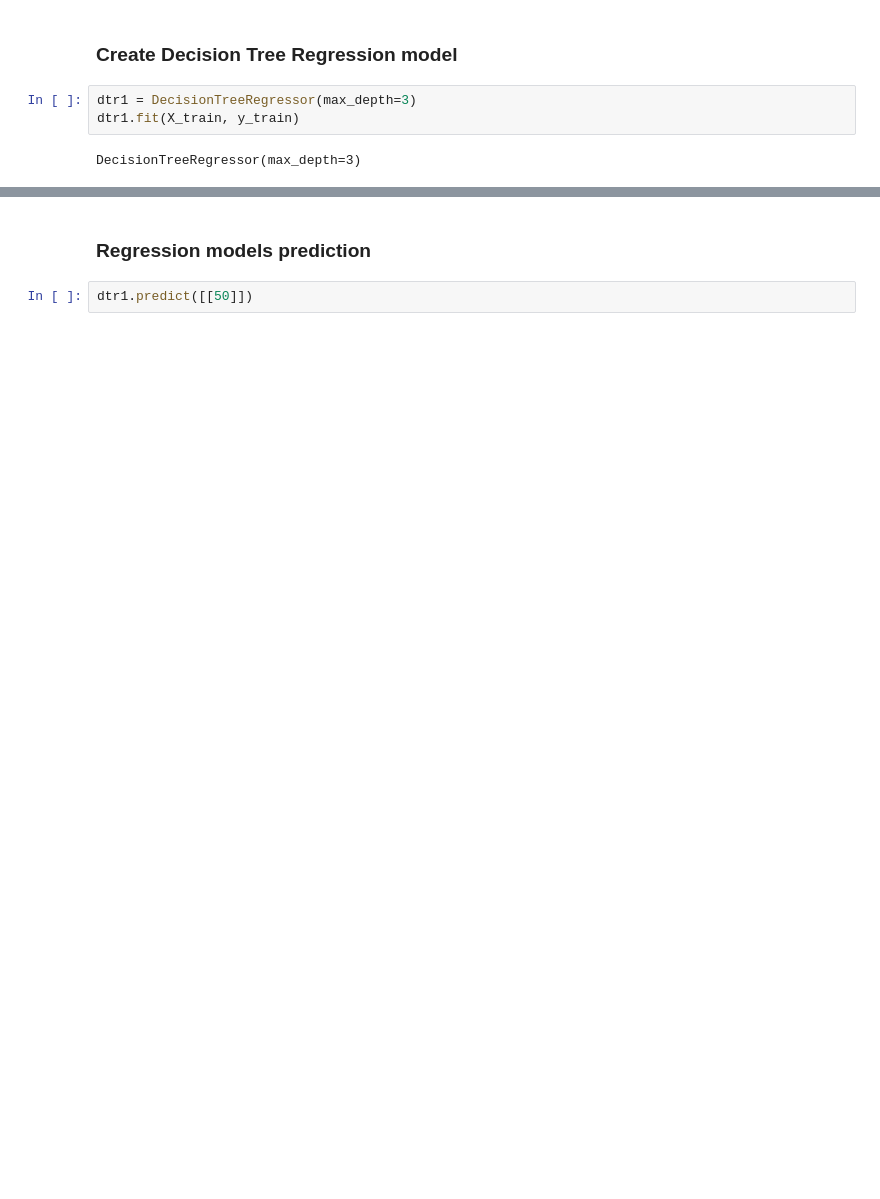
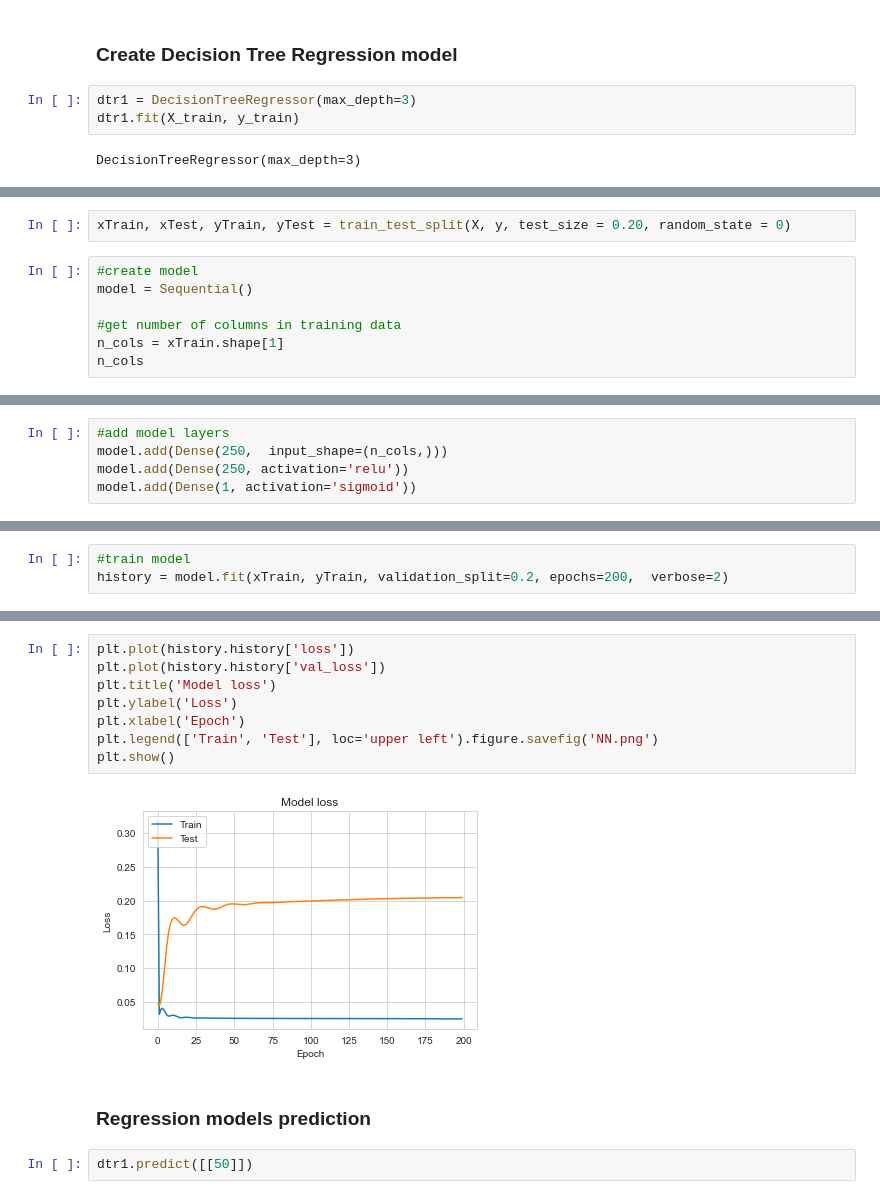
Before and after one commit to KelvinTee168/DS_Fundamentals, a Jupyter notebook: Datatset 1/Project_Dataset_1.ipynb, the cells around one changed output, grey strips where cells are left out. Saved outputs shown, nothing was run; the diff lists cells and outputs as text; blank space fills up the shorter version.

```diff
--- a/Datatset 1/Project_Dataset_1.ipynb
+++ b/Datatset 1/Project_Dataset_1.ipynb
@@ -1143,0 +1067,9 @@ plt.show()
+# %%
+xTrain, xTest, yTrain, yTest = train_test_split(X, y, test_size = 0.20, random_state = 0)
+# %%
+#create model
+model = Sequential()
+
+#get number of columns in training data
+n_cols = xTrain.shape[1]
+n_cols
@@ -1143,0 +1078,5 @@ plt.show()
+# %%
+#add model layers
+model.add(Dense(250,  input_shape=(n_cols,)))
+model.add(Dense(250, activation='relu'))
+model.add(Dense(1, activation='sigmoid'))
@@ -1143,0 +1086,3 @@ plt.show()
+# %%
+#train model
+history = model.fit(xTrain, yTrain, validation_split=0.2, epochs=200,  verbose=2)
@@ -1144,3 +1124,13 @@ plt.show()
+# %%
+plt.plot(history.history['loss'])
+plt.plot(history.history['val_loss'])
+plt.title('Model loss')
+plt.ylabel('Loss')
+plt.xlabel('Epoch')
+plt.legend(['Train', 'Test'], loc='upper left').figure.savefig('NN.png')
+plt.show()
+# %% [output]
+[figure, added]
 # %% [markdown]
 ### Regression models prediction
 # %%
```
Also changed, not shown: parts of 102 cells of this notebook, 39 other files.
